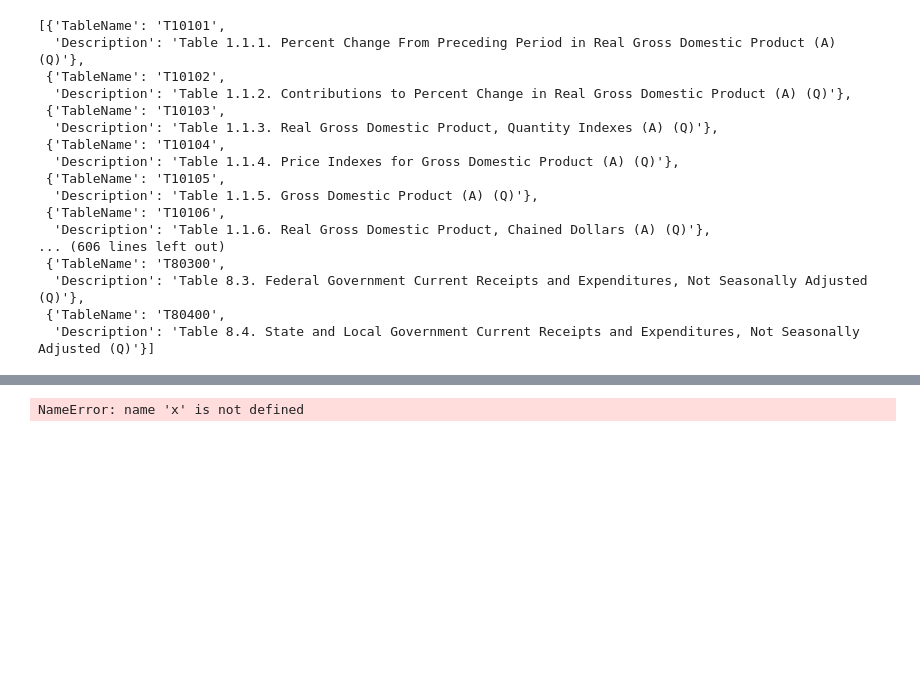
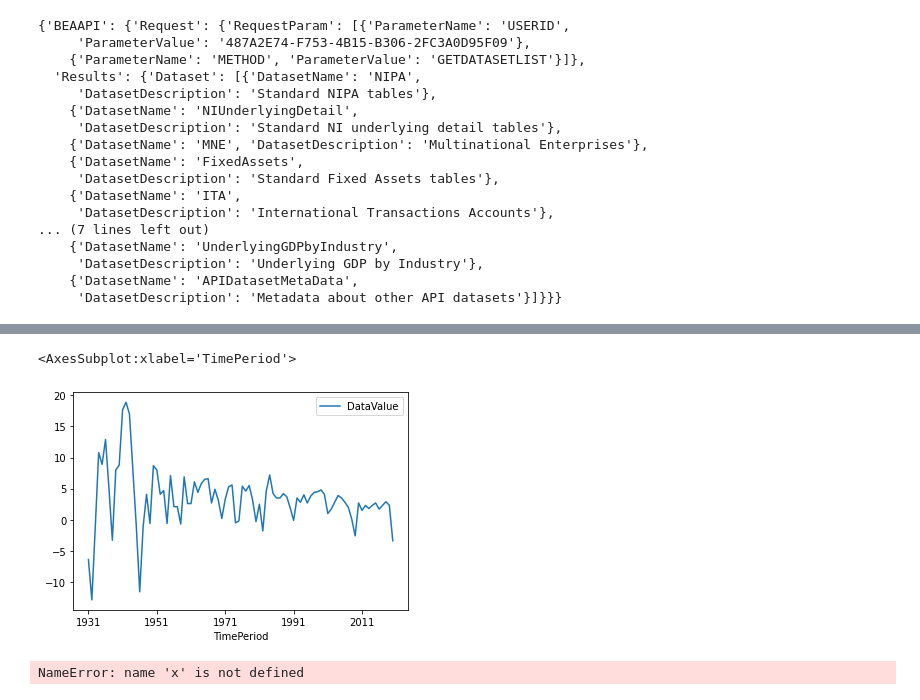
Before and after one commit to noahtech90/BEA---API, a Jupyter notebook: explore.ipynb, the cells around one changed output, grey strips where cells are left out. Saved outputs shown, nothing was run; the diff lists cells and outputs as text; code cells hidden in the pictures; blank space fills up the shorter version.

```diff
--- a/explore.ipynb
+++ b/explore.ipynb
@@ -14,26 +14,25 @@ from models.base import BEA
 
 bea = BEA()
 years = time_frame(25)
-
-bea.nipa.show_tables()
+bea.meta.get_available_data_sets()
 # %% [output]
-[{'TableName': 'T10101',
-  'Description': 'Table 1.1.1. Percent Change From Preceding Period in Real Gross Domestic Product (A) (Q)'},
- {'TableName': 'T10102',
-  'Description': 'Table 1.1.2. Contributions to Percent Change in Real Gross Domestic Product (A) (Q)'},
- {'TableName': 'T10103',
-  'Description': 'Table 1.1.3. Real Gross Domestic Product, Quantity Indexes (A) (Q)'},
- {'TableName': 'T10104',
-  'Description': 'Table 1.1.4. Price Indexes for Gross Domestic Product (A) (Q)'},
- {'TableName': 'T10105',
-  'Description': 'Table 1.1.5. Gross Domestic Product (A) (Q)'},
- {'TableName': 'T10106',
-  'Description': 'Table 1.1.6. Real Gross Domestic Product, Chained Dollars (A) (Q)'},
-... (606 lines left out)
- {'TableName': 'T80300',
-  'Description': 'Table 8.3. Federal Government Current Receipts and Expenditures, Not Seasonally Adjusted (Q)'},
- {'TableName': 'T80400',
-  'Description': 'Table 8.4. State and Local Government Current Receipts and Expenditures, Not Seasonally Adjusted (Q)'}]
+{'BEAAPI': {'Request': {'RequestParam': [{'ParameterName': 'USERID',
+     'ParameterValue': '487A2E74-F753-4B15-B306-2FC3A0D95F09'},
+    {'ParameterName': 'METHOD', 'ParameterValue': 'GETDATASETLIST'}]},
+  'Results': {'Dataset': [{'DatasetName': 'NIPA',
+     'DatasetDescription': 'Standard NIPA tables'},
+    {'DatasetName': 'NIUnderlyingDetail',
+     'DatasetDescription': 'Standard NI underlying detail tables'},
+    {'DatasetName': 'MNE', 'DatasetDescription': 'Multinational Enterprises'},
+    {'DatasetName': 'FixedAssets',
+     'DatasetDescription': 'Standard Fixed Assets tables'},
+    {'DatasetName': 'ITA',
+     'DatasetDescription': 'International Transactions Accounts'},
+... (7 lines left out)
+    {'DatasetName': 'UnderlyingGDPbyIndustry',
+     'DatasetDescription': 'Underlying GDP by Industry'},
+    {'DatasetName': 'APIDatasetMetaData',
+     'DatasetDescription': 'Metadata about other API datasets'}]}}}
 # %%
-time_frame_data(bea.nipa, 'T10101', 10)
+time_frame_data(bea.nipa, 'T10101', 90).plot.line(x='TimePeriod', y='DataValue')
 # %% [output]
@@ -51,3 +39,5 @@ time_frame_data(bea.nipa, 'T10101', 10)
+<AxesSubplot:xlabel='TimePeriod'>
+[figure, added]
 # %%
 bea.meta.
 # %% [output]
```
Also changed, not shown: parts of 5 cells of this notebook.
